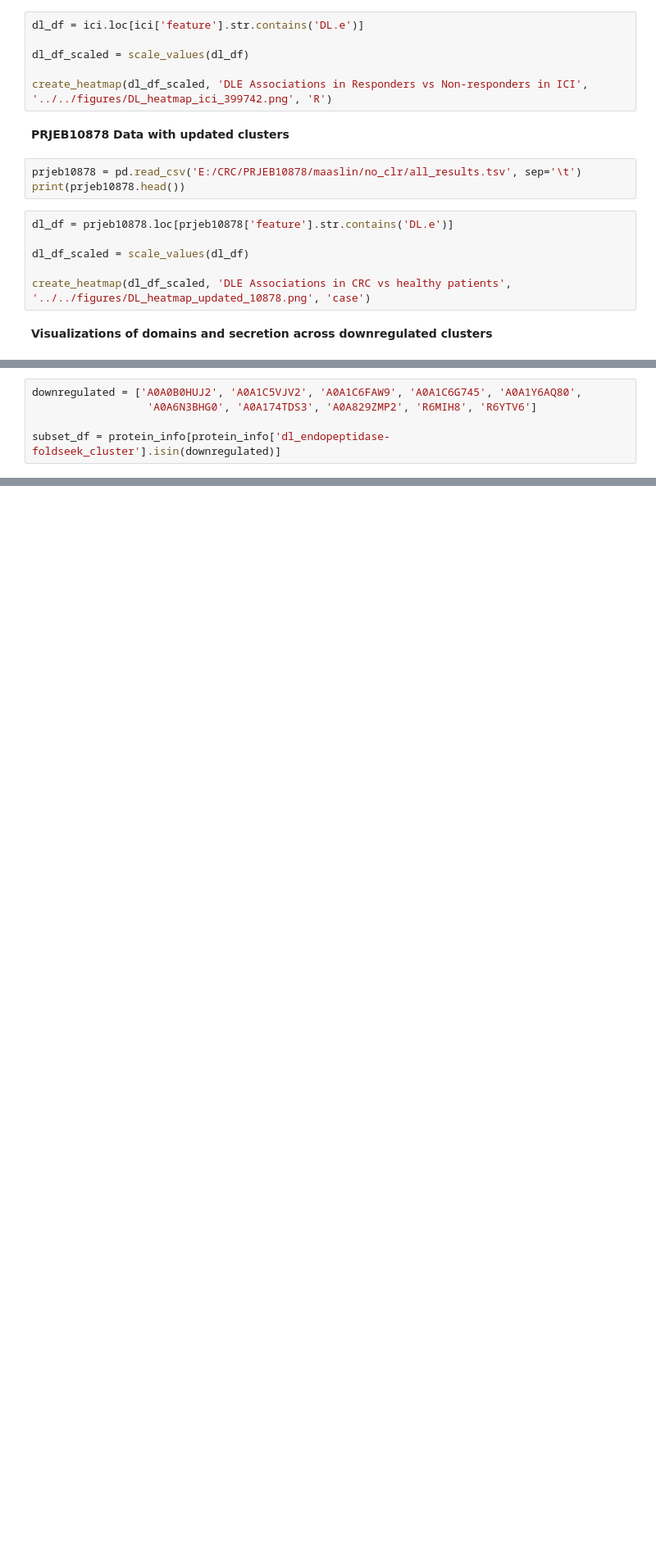
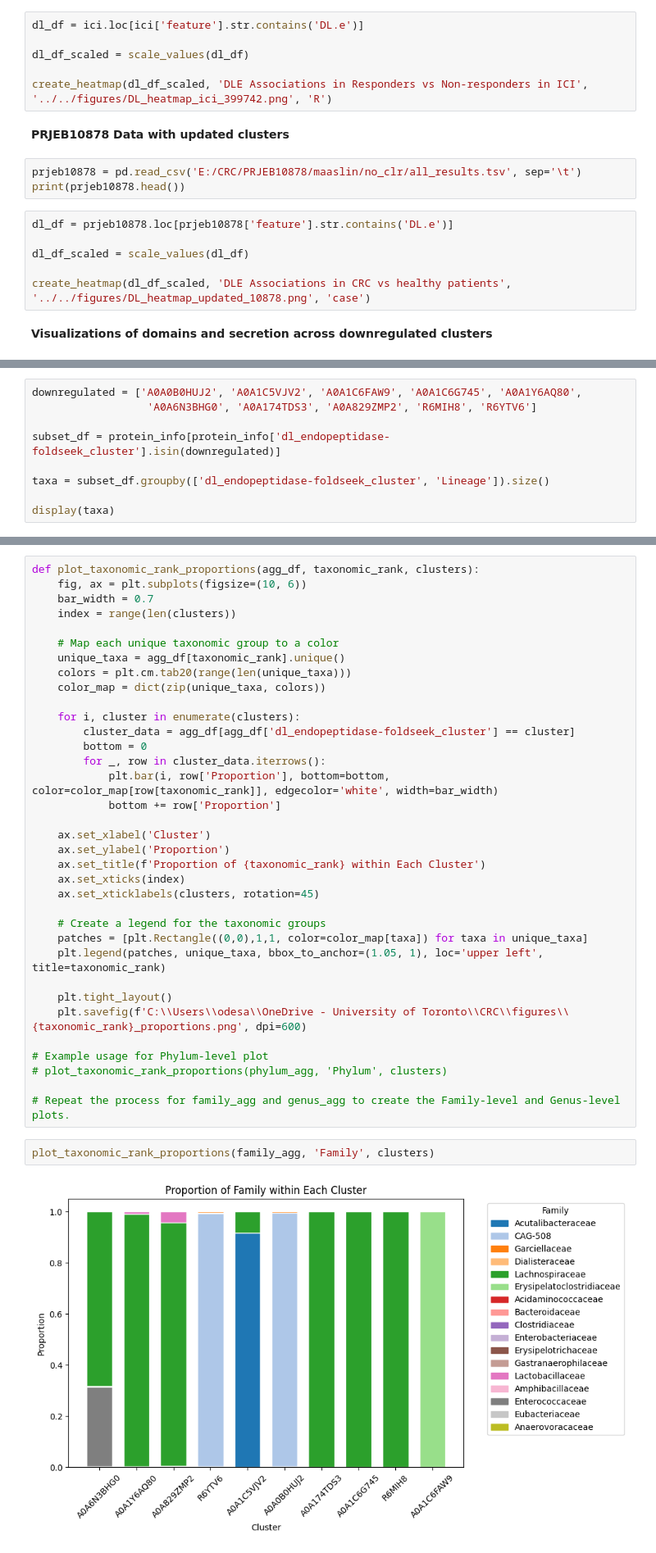
Before and after one commit to oliverdesa/Clustering_Metagenomics, a Jupyter notebook: src/clustering/figure_generation.ipynb, the cells around one changed output, grey strips where cells are left out. Shown: that part at 82% size. Saved outputs shown, nothing was run; the diff lists cells and outputs as text; blank space fills up the shorter version.

```diff
--- a/src/clustering/figure_generation.ipynb
+++ b/src/clustering/figure_generation.ipynb
@@ -194,3 +296,7 @@ downregulated = ['A0A0B0HUJ2', 'A0A1C5VJV2', 'A0A1C6FAW9', 'A0A1C6G745', 'A0A1Y6
                   'A0A6N3BHG0', 'A0A174TDS3', 'A0A829ZMP2', 'R6MIH8', 'R6YTV6']
 
 subset_df = protein_info[protein_info['dl_endopeptidase-foldseek_cluster'].isin(downregulated)]
+
+taxa = subset_df.groupby(['dl_endopeptidase-foldseek_cluster', 'Lineage']).size()
+
+display(taxa)
@@ -211,0 +374,39 @@ pivot_table_proportions = domain_counts_adj.pivot(index='dl_endopeptidase-foldse
+# %%
+def plot_taxonomic_rank_proportions(agg_df, taxonomic_rank, clusters):
+    fig, ax = plt.subplots(figsize=(10, 6))
+    bar_width = 0.7
+    index = range(len(clusters))
+
+    # Map each unique taxonomic group to a color
+    unique_taxa = agg_df[taxonomic_rank].unique()
+    colors = plt.cm.tab20(range(len(unique_taxa)))
+    color_map = dict(zip(unique_taxa, colors))
+
+    for i, cluster in enumerate(clusters):
+        cluster_data = agg_df[agg_df['dl_endopeptidase-foldseek_cluster'] == cluster]
+        bottom = 0
+        for _, row in cluster_data.iterrows():
+            plt.bar(i, row['Proportion'], bottom=bottom, color=color_map[row[taxonomic_rank]], edgecolor='white', width=bar_width)
+            bottom += row['Proportion']
+
+    ax.set_xlabel('Cluster')
+    ax.set_ylabel('Proportion')
+    ax.set_title(f'Proportion of {taxonomic_rank} within Each Cluster')
+    ax.set_xticks(index)
+    ax.set_xticklabels(clusters, rotation=45)
+
+    # Create a legend for the taxonomic groups
+    patches = [plt.Rectangle((0,0),1,1, color=color_map[taxa]) for taxa in unique_taxa]
+    plt.legend(patches, unique_taxa, bbox_to_anchor=(1.05, 1), loc='upper left', title=taxonomic_rank)
+
+    plt.tight_layout()
+    plt.savefig(f'C:\\Users\\odesa\\OneDrive - University of Toronto\\CRC\\figures\\{taxonomic_rank}_proportions.png', dpi=600)
+
+# Example usage for Phylum-level plot
+# plot_taxonomic_rank_proportions(phylum_agg, 'Phylum', clusters)
+
+# Repeat the process for family_agg and genus_agg to create the Family-level and Genus-level plots.
+# %%
+plot_taxonomic_rank_proportions(family_agg, 'Family', clusters)
+# %% [output]
+[figure, added]
```
Also changed, not shown: parts of 14 cells of this notebook, 2 other files.
